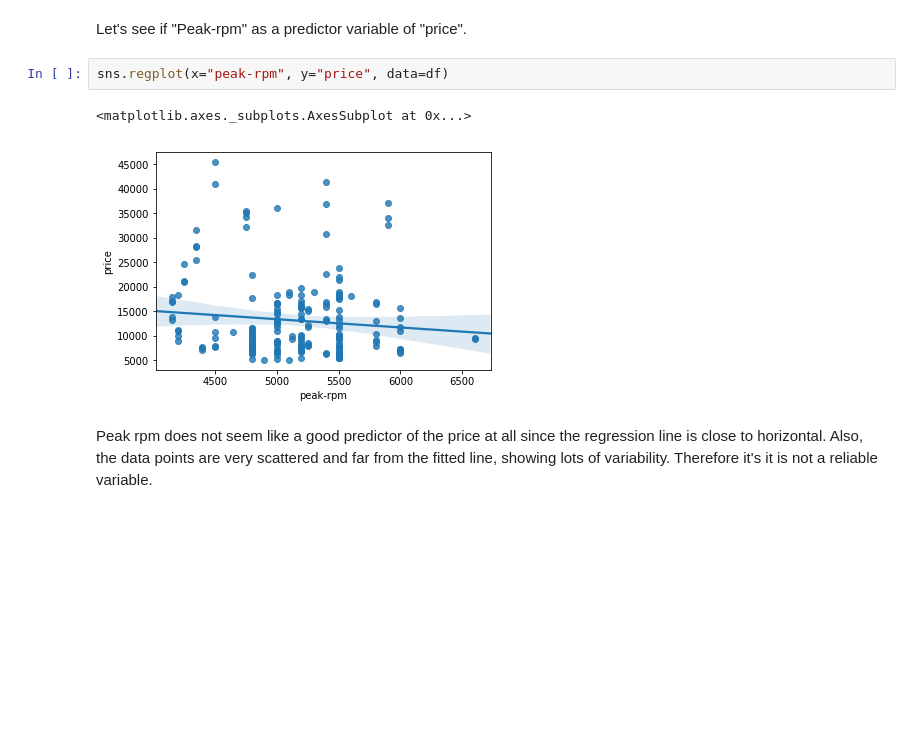
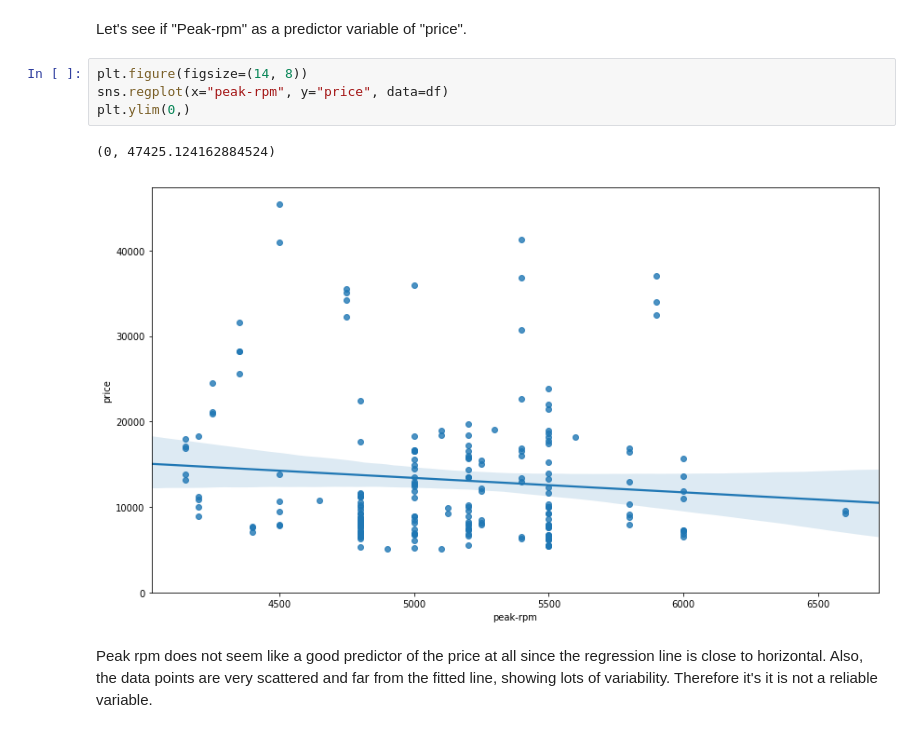
Before and after one commit to dd-consulting/DDC-Data-Science-Python, a Jupyter notebook: Module 3 Exploratory Data Analysis.ipynb, the cells around one changed output. Cells and saved outputs as stored; diff of their text form; blank space fills up the shorter version.

```diff
--- a/Module 3 Exploratory Data Analysis.ipynb
+++ b/Module 3 Exploratory Data Analysis.ipynb
@@ -305,10 +319,12 @@ df[['highway-mpg', 'price']].corr()
 # %% [markdown]
 Let's see if "Peak-rpm" as a predictor variable of "price".
 # %%
+plt.figure(figsize=(14, 8))
 sns.regplot(x="peak-rpm", y="price", data=df)
+plt.ylim(0,)
 # %% [output]
-<matplotlib.axes._subplots.AxesSubplot at 0x...>
+(0, 47425.124162884524)
-[figure, old version]
+[figure, new version]
 # %% [markdown]
 <p>Peak rpm does not seem like a good predictor of the price at all since the regression line is close to horizontal. Also, the data points are very scattered and far from the fitted line, showing lots of variability. Therefore it's it is not a reliable variable.</p>
 # %% [markdown]
```
Also changed, not shown: parts of 43 cells of this notebook, 10 other files.
